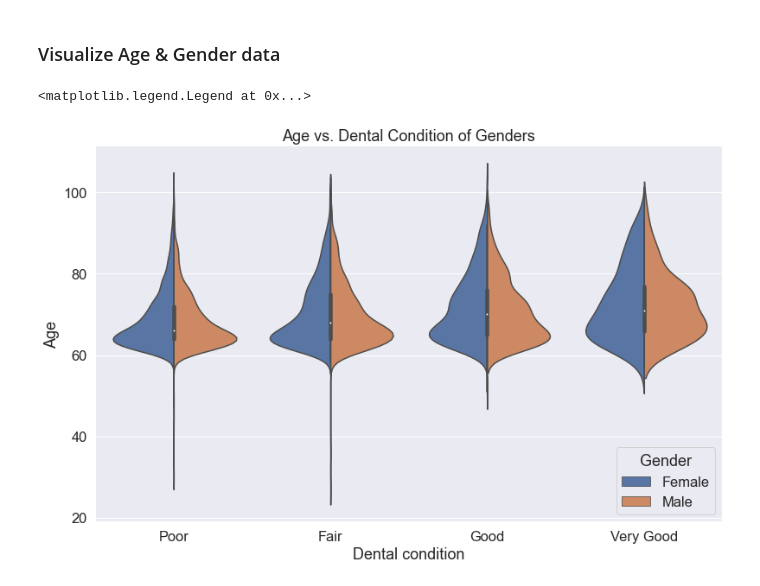
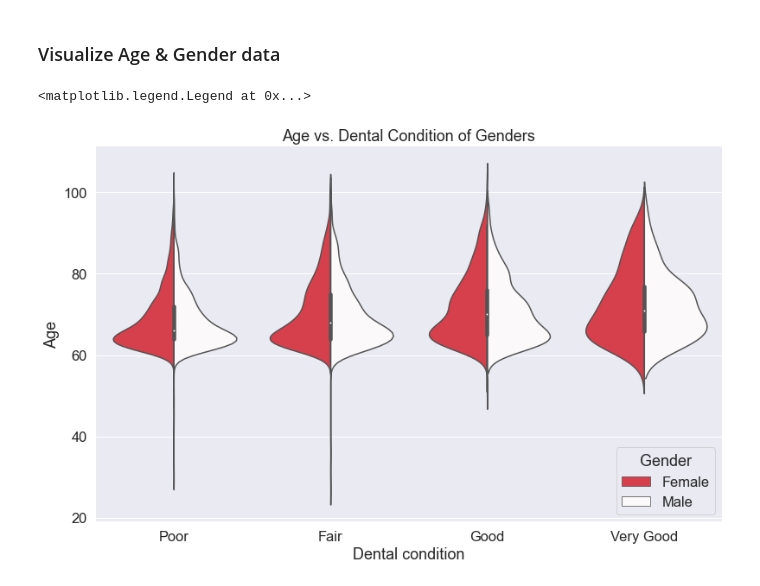
Before and after one commit to Rhunsilval/smile_on_python, a Jupyter notebook: notebooks/eda_dental_condition.ipynb, the cells around one changed output. Drawn from its saved outputs; the diff is of its cells as text; code cells hidden in the pictures.

```diff
--- a/notebooks/eda_dental_condition.ipynb
+++ b/notebooks/eda_dental_condition.ipynb
@@ -12,3 +13,8 @@ sns.set(rc={"figure.figsize":(13, 8)},font_scale=1.5, style='darkgrid')
+# %%
+sns.set(rc={"figure.figsize":(13, 8)},font_scale=1.5, style='darkgrid')
+
+# Palette details
+smileplus_palette = sns.color_palette(["#EE2737", "#FBF9F9", "#18425A", "#507184"])
 # %% [markdown]
 ### Read in CLEAN .csv
 # %%
@@ -321,13 +327,14 @@ dental_df.drop(columns = ['Birth Year'], inplace = True)
 # %%
 sns.violinplot(
     data = dental_df,
     x = 'Dental condition',
     y = 'Age',
     hue = 'Gender',
     order = ['Poor', 'Fair', 'Good', 'Very Good'],
+    palette = smileplus_palette,
     split = True
 ).set(title = 'Age vs. Dental Condition of Genders')
 plt.legend(loc='lower right', title='Gender')
 # %% [output]
 <matplotlib.legend.Legend at 0x...>
-[figure, old version]
+[figure, new version]
```
Also changed, not shown: parts of 2 cells of this notebook, 2 other files.
